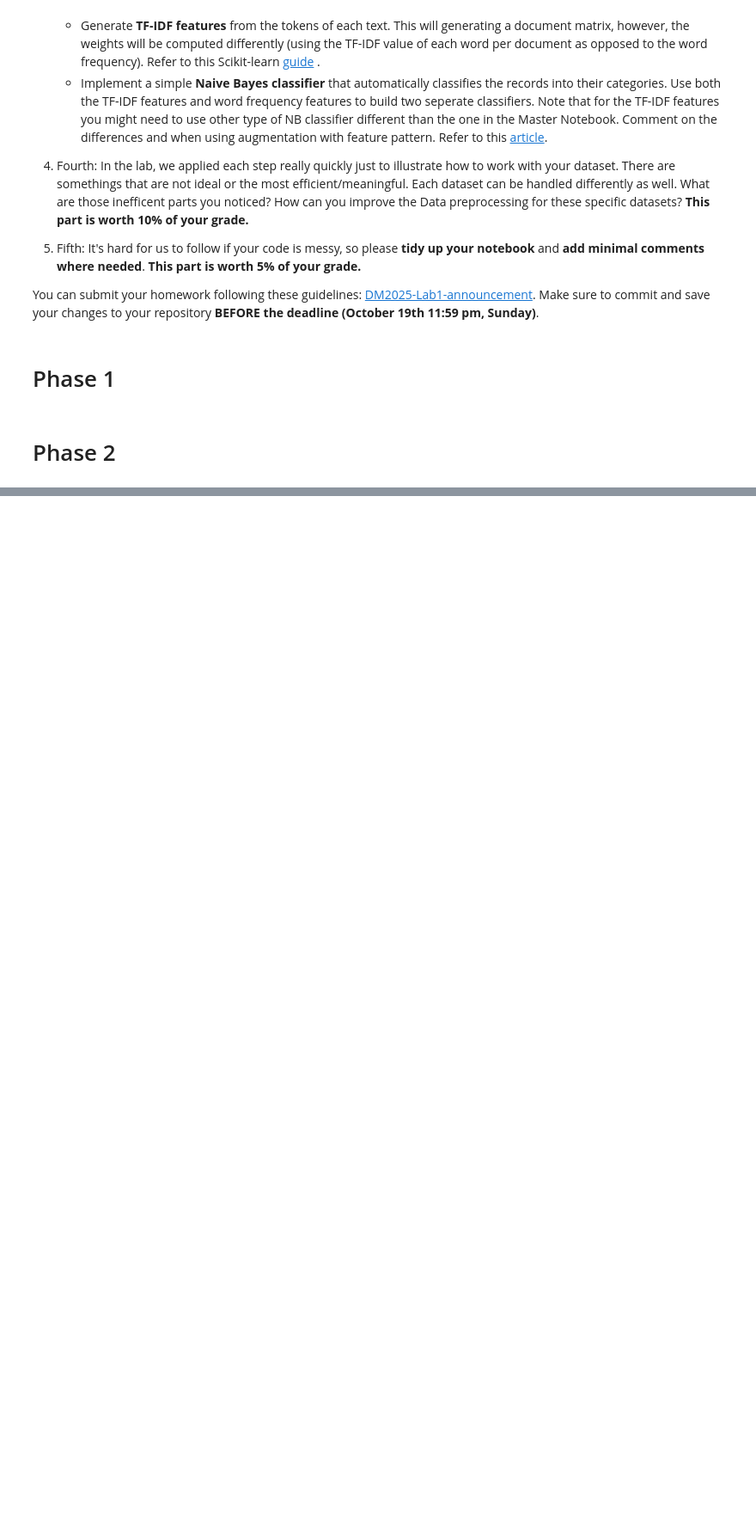
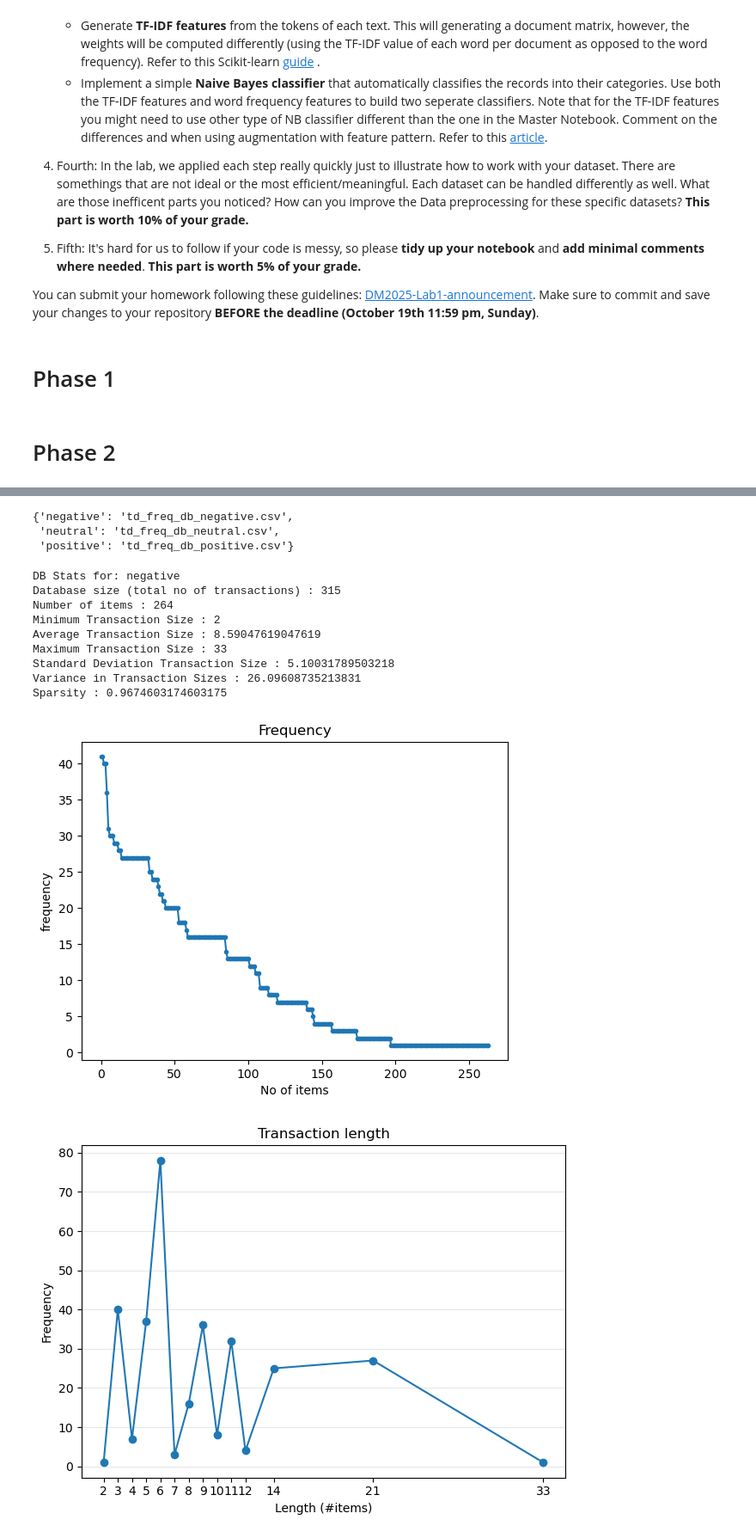
Before and after one commit to Mercy1303/DM2025-Lab1-Exercise, a Jupyter notebook: DM2025-Lab1-Homework.ipynb, the cells around one changed output, grey strips where cells are left out. Shown at 86% size. Drawn from its saved outputs; the diff is of its cells as text; code cells hidden in the pictures; blank space fills up the shorter version.

```diff
--- a/DM2025-Lab1-Homework.ipynb
+++ b/DM2025-Lab1-Homework.ipynb
@@ -66,0 +267,41 @@ You can submit your homework following these guidelines: [DM2025-Lab1-announceme
+# %%
+from PAMI.extras.convert.DF2DB import DF2DB
+
+csv_paths = {}
+
+for category in categories:
+    cat_safe = str(category).replace('.', '_').replace(' ', '_')
+    db_csv = f'td_freq_db_{cat_safe}.csv'
+    csv_paths[category] = db_csv
+
+    obj = DF2DB(term_document_dfs[category])
+    obj.convert2TransactionalDatabase(db_csv, '>=', 1)
+
+csv_paths
+# %% [output]
+{'negative': 'td_freq_db_negative.csv',
+ 'neutral': 'td_freq_db_neutral.csv',
+ 'positive': 'td_freq_db_positive.csv'}
+# %%
+from PAMI.extras.dbStats import TransactionalDatabase as tds
+
+for category in categories:
+    cat_safe = str(category).replace('.', '_').replace(' ', '_')
+    db_csv = csv_paths[category]
+    print(f'\nDB Stats for: {category}')
+    obj = tds.TransactionalDatabase(db_csv)
+    obj.run()
+    obj.printStats()
+    obj.plotGraphs()
+# %% [output]
+DB Stats for: negative
+Database size (total no of transactions) : 315
+Number of items : 264
+Minimum Transaction Size : 2
+Average Transaction Size : 8.59047619047619
+Maximum Transaction Size : 33
+Standard Deviation Transaction Size : 5.10031789503218
+Variance in Transaction Sizes : 26.09608735213831
+Sparsity : 0.9674603174603175
+[figure, added]
+[figure, added]
```
Also changed, not shown: parts of 46 cells of this notebook.
